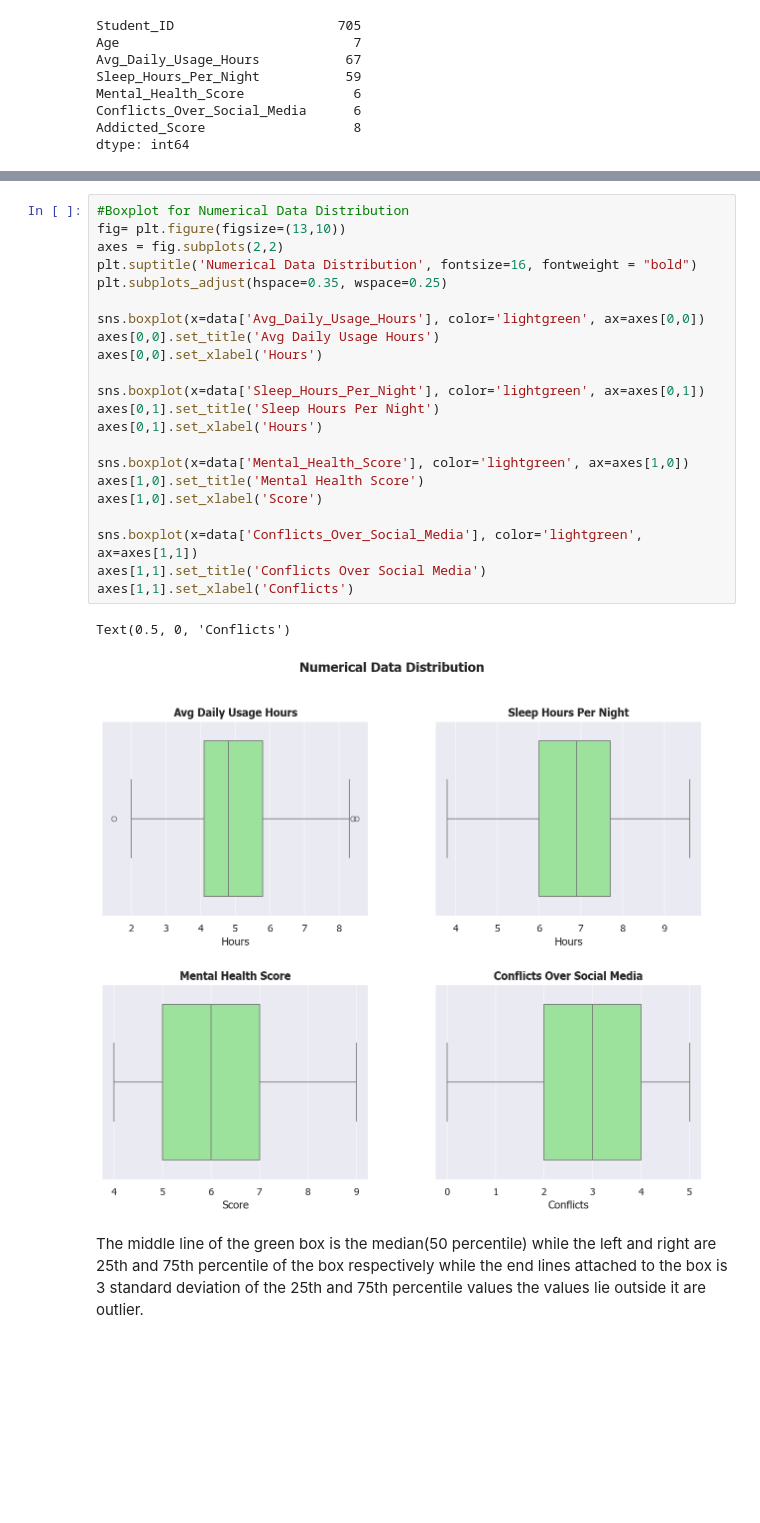
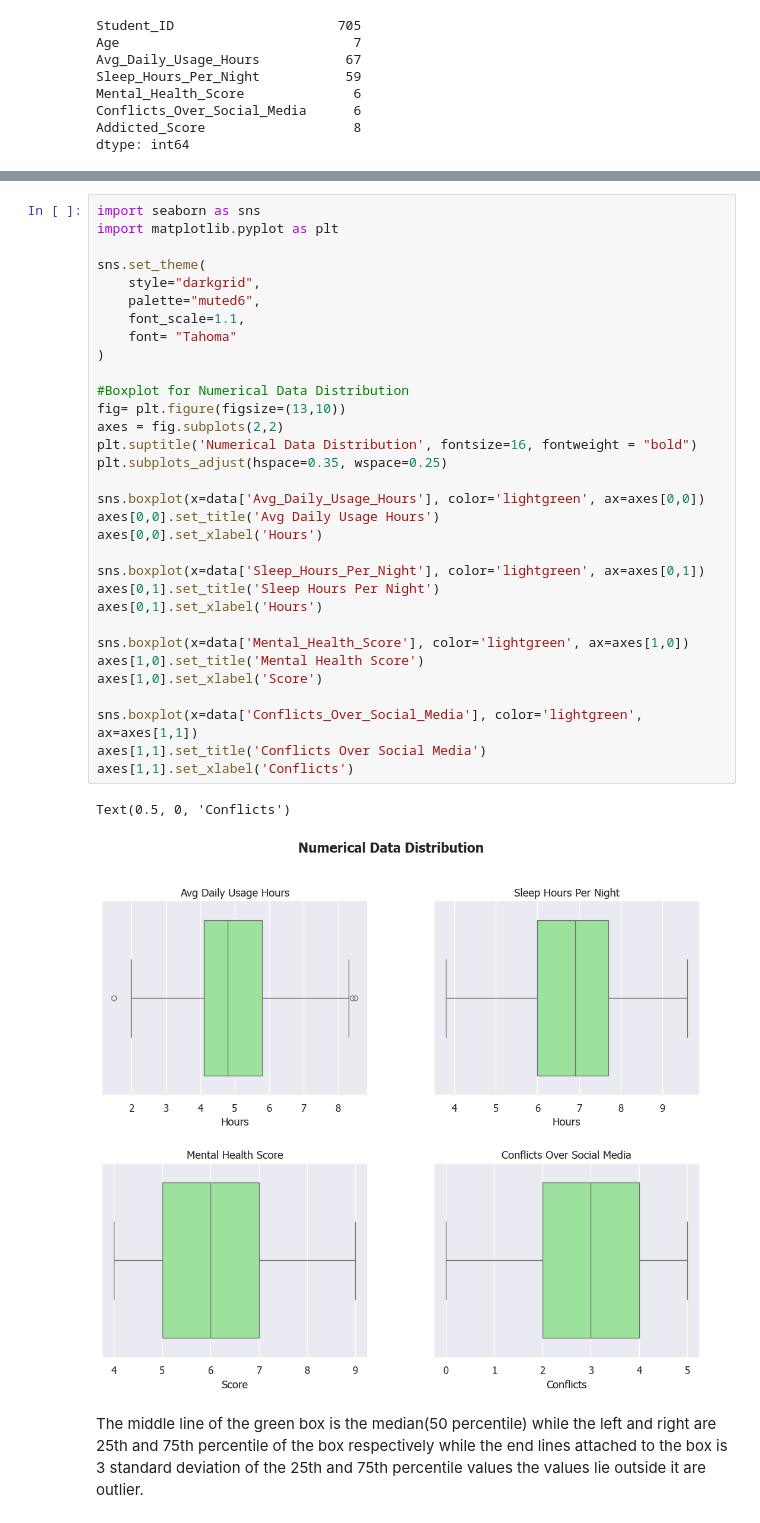
Before and after one commit to Harsh-1598/Students-Social-Media-Addiction, a Jupyter notebook: codes/main.ipynb, the cells around one changed output, grey strips where cells are left out. Cells and saved outputs as stored; diff of their text form; blank space fills up the shorter version.

```diff
--- a/codes/main.ipynb
+++ b/codes/main.ipynb
@@ -198,28 +199,38 @@ plt.show()
 # %%
+import seaborn as sns
+import matplotlib.pyplot as plt
+
+sns.set_theme(
+    style="darkgrid",
+    palette="muted6",
+    font_scale=1.1,
+    font= "Tahoma"
+)
+
 #Boxplot for Numerical Data Distribution
 fig= plt.figure(figsize=(13,10))
 axes = fig.subplots(2,2)
 plt.suptitle('Numerical Data Distribution', fontsize=16, fontweight = "bold")
 plt.subplots_adjust(hspace=0.35, wspace=0.25)
 
 sns.boxplot(x=data['Avg_Daily_Usage_Hours'], color='lightgreen', ax=axes[0,0])
 axes[0,0].set_title('Avg Daily Usage Hours')
 axes[0,0].set_xlabel('Hours')
 
 sns.boxplot(x=data['Sleep_Hours_Per_Night'], color='lightgreen', ax=axes[0,1])
 axes[0,1].set_title('Sleep Hours Per Night')
 axes[0,1].set_xlabel('Hours')
 
 sns.boxplot(x=data['Mental_Health_Score'], color='lightgreen', ax=axes[1,0])
 axes[1,0].set_title('Mental Health Score')
 axes[1,0].set_xlabel('Score')
 
 sns.boxplot(x=data['Conflicts_Over_Social_Media'], color='lightgreen', ax=axes[1,1])
 axes[1,1].set_title('Conflicts Over Social Media')
 axes[1,1].set_xlabel('Conflicts')
 # %% [output]
 Text(0.5, 0, 'Conflicts')
-[figure, old version]
+[figure, new version]
 # %% [markdown]
 The middle line of the green box is the median(50 percentile) while the left and right are 25th and 75th percentile of the box respectively while the end lines attached to the box is 3 standard deviation of the 25th and 75th percentile values the values lie outside it are outlier.
 # %% [markdown]
```
Also changed, not shown: parts of 18 cells of this notebook.
